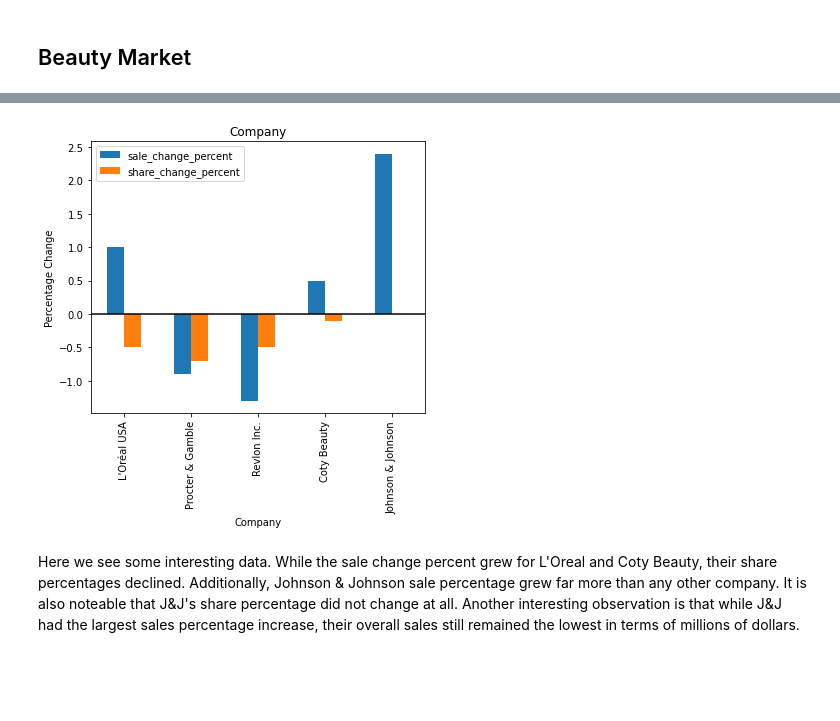
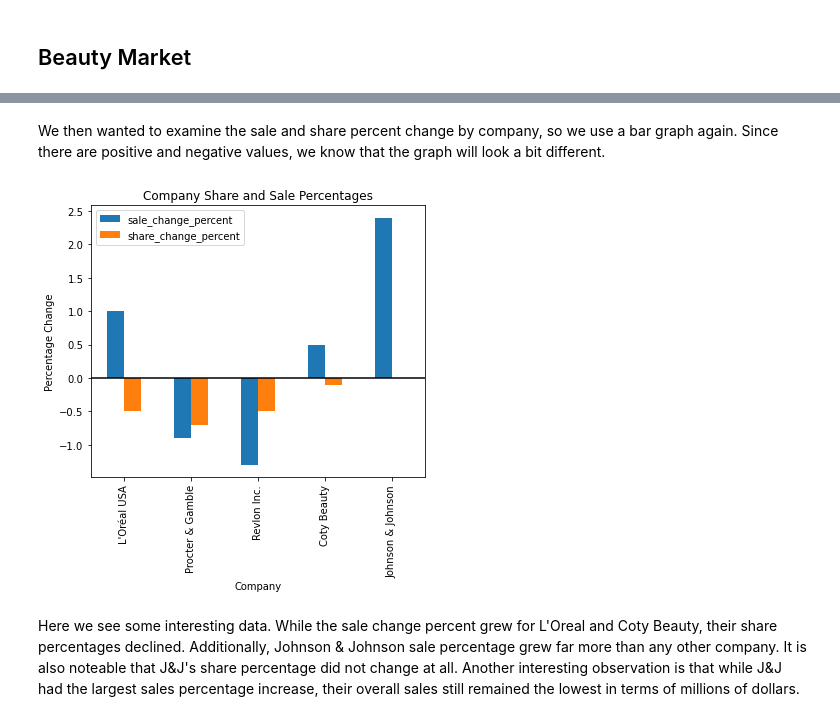
Before and after one commit to wansyd20/info2950, a Jupyter notebook: Phase 2.ipynb, the cells around one changed output, grey strips where cells are left out. Saved outputs shown, nothing was run; the diff lists cells and outputs as text; code cells hidden in the pictures; blank space fills up the shorter version.

```diff
--- a/Phase 2.ipynb
+++ b/Phase 2.ipynb
@@ -303,11 +321,13 @@ plt.show()
+# %% [markdown]
+We then wanted to examine the sale and share percent change by company, so we use a bar graph again. Since there are positive and negative values, we know that the graph will look a bit different.
 # %%
 market_sales.plot(x = "Company", y= ['sale_change_percent', 'share_change_percent'], kind = 'bar', legend = True, figsize = (6, 5))
 plt.axhline(y=0, color='black', linestyle='-')
 plt.ylabel("Percentage Change")
-plt.title("Company")
+plt.title("Company Share and Sale Percentages")
 plt.show()
 # %% [output]
-[figure, old version]
+[figure, new version]
 # %% [markdown]
 Here we see some interesting data. While the sale change percent grew for L'Oreal and Coty Beauty, their share percentages declined. Additionally, Johnson & Johnson sale percentage grew far more than any other company. It is also noteable that J&J's share percentage did not change at all. Another interesting observation is that while J&J had the largest sales percentage increase, their overall sales still remained the lowest in terms of millions of dollars.
 # %% [markdown]
```
Also changed, not shown: parts of 57 cells of this notebook.
